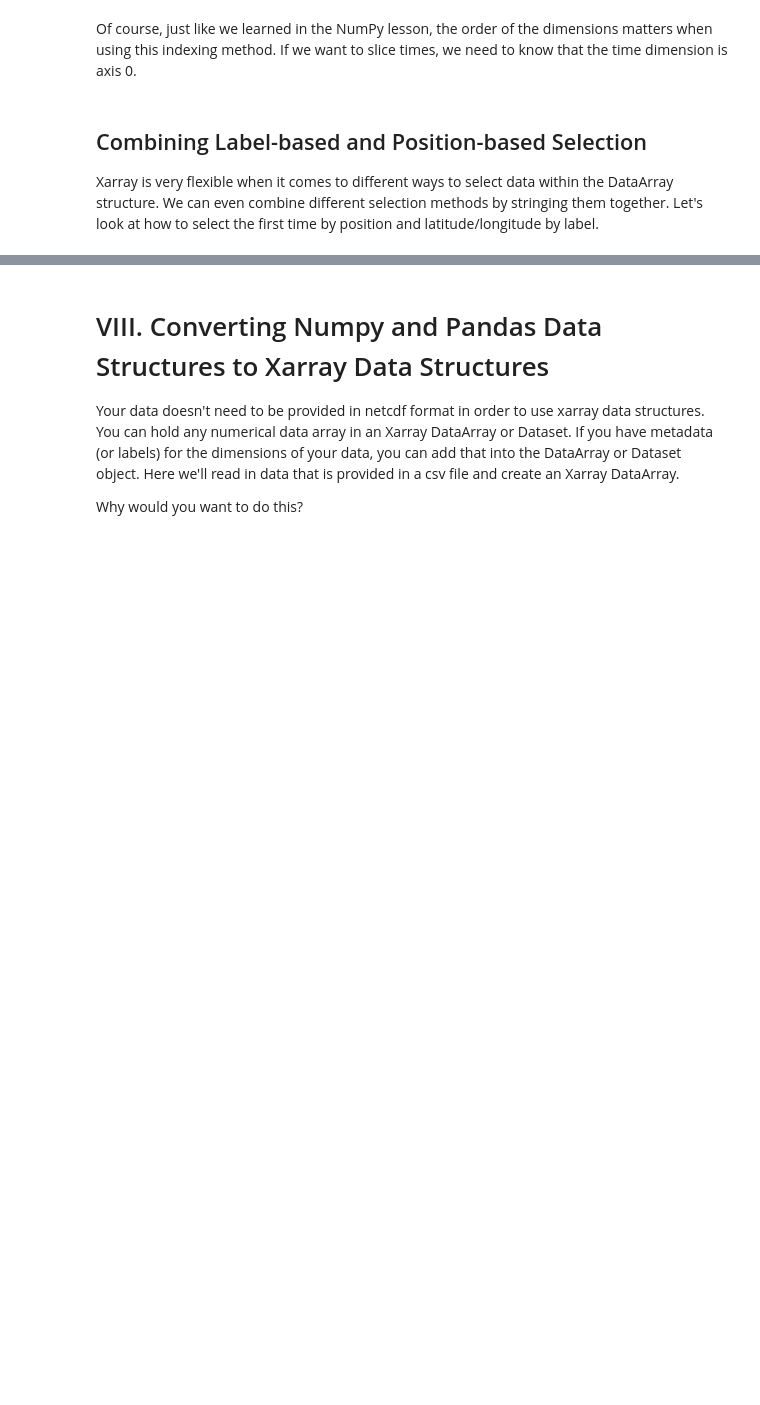
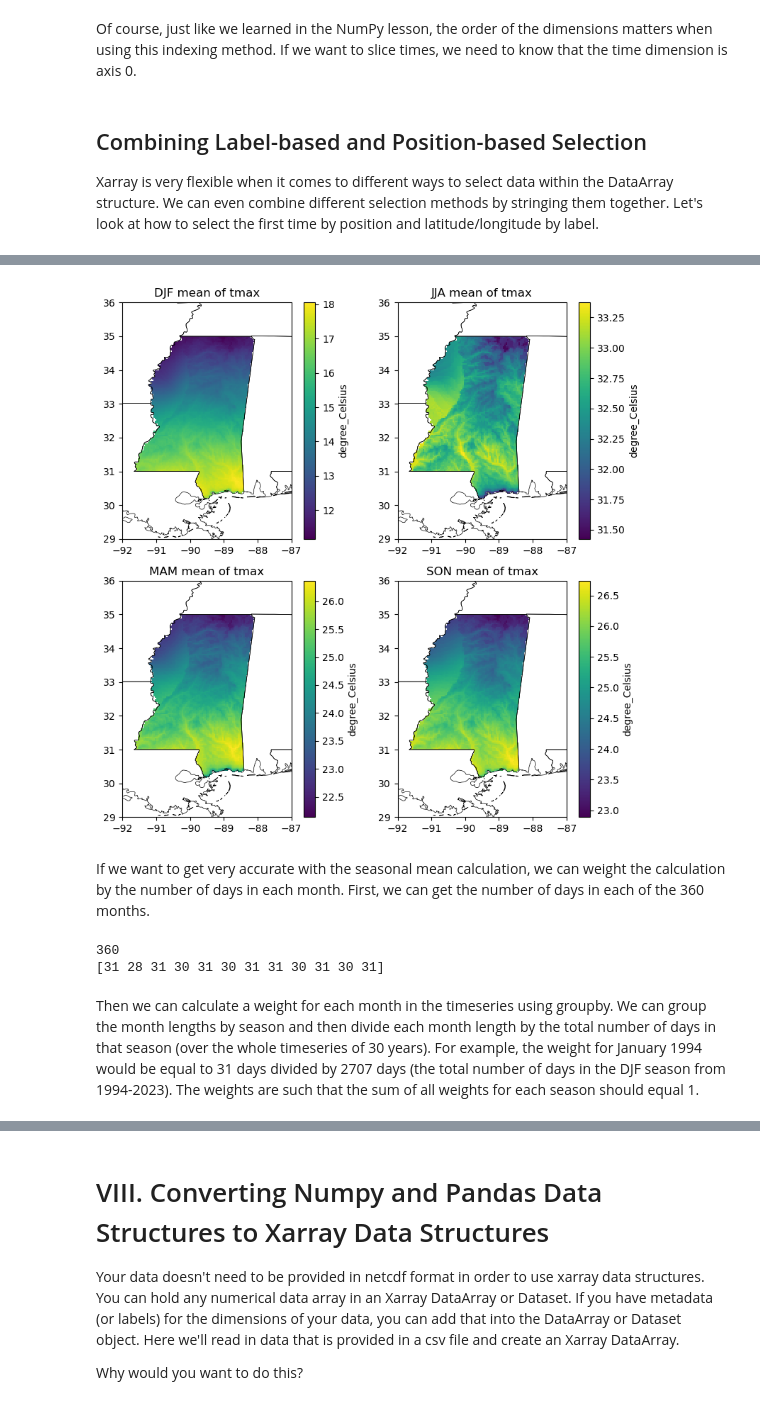
Before and after one commit to kerriegeil/DEV_canvas_beginner_py, a Jupyter notebook: IntroToXarray.ipynb, the cells around one changed output, grey strips where cells are left out. Saved outputs shown, nothing was run; the diff lists cells and outputs as text; code cells hidden in the pictures; blank space fills up the shorter version.

Commit message:
progress thru some anaylsis examples

```diff
--- a/IntroToXarray.ipynb
+++ b/IntroToXarray.ipynb
@@ -1048,0 +572,4 @@ Each ndarray has a number of *attributes*. These may also be called array *prope
+# %%
+# seasonal means
+seasonal_mean = tx.groupby('time.season').mean('time')
+seasonal_mean
@@ -1048,0 +594,29 @@ Each ndarray has a number of *attributes*. These may also be called array *prope
+# %%
+# create main figure object
+fig = plt.figure(figsize=(8,8))
+
+# loop to create sub plot for each season
+for i,season in enumerate(seasonal_mean.season.data):
+    ax = fig.add_subplot(2,2,i+1, projection=ccrs.PlateCarree()) # first subplot using Pseudo Plate Carree for display
+    ax.set_extent([-92, -87, 29, 36], crs=ccrs.PlateCarree()) # map lat lon extents
+    ax.add_feature(cfeature.STATES, linewidth=0.5, edgecolor='black') # Add state boundaries
+    ax.set_xticks(ax.get_xticks()) # show x-axis label, ticks, tick labels
+    ax.set_yticks(ax.get_yticks()) # show y-axis label, ticks, tick labels
+    seasonal_mean.sel(season=season).plot(ax=ax, add_labels=False, cbar_kwargs={'label':seasonal_mean.attrs['units']}) # what to plot on this axes object
+    ax.set_title(f'{season} mean of tmax', fontsize=12)
+
+plt.tight_layout() # avoid text overlaps
+plt.show() # plot everything
+# %% [output]
+[figure, added]
+# %% [markdown]
+If we want to get very accurate with the seasonal mean calculation, we can weight the calculation by the number of days in each month. First, we can get the number of days in each of the 360 months.
+# %%
+month_length = tx.time.dt.days_in_month
+print(len(month_length))
+print(month_length[0:12].data)
+# %% [output]
+360
+[31 28 31 30 31 30 31 31 30 31 30 31]
+# %% [markdown]
+Then we can calculate a weight for each month in the timeseries using groupby. We can group the month lengths by season and then divide each month length by the total number of days in that season (over the whole timeseries of 30 years). For example, the weight for January 1994 would be equal to 31 days divided by 2707 days (the total number of days in the DJF season from 1994-2023). The weights are such that the sum of all weights for each season should equal 1.
```
Also changed, not shown: parts of 99 cells of this notebook.
